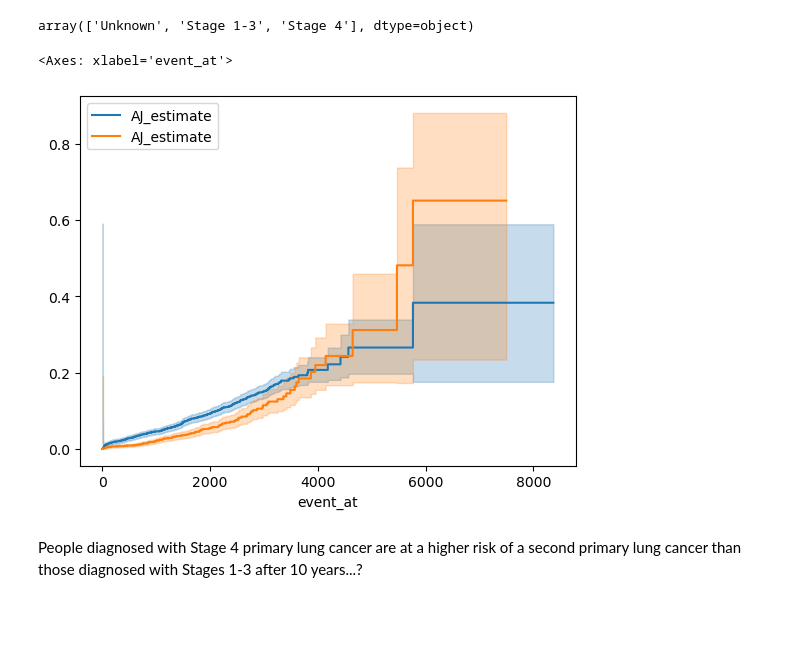
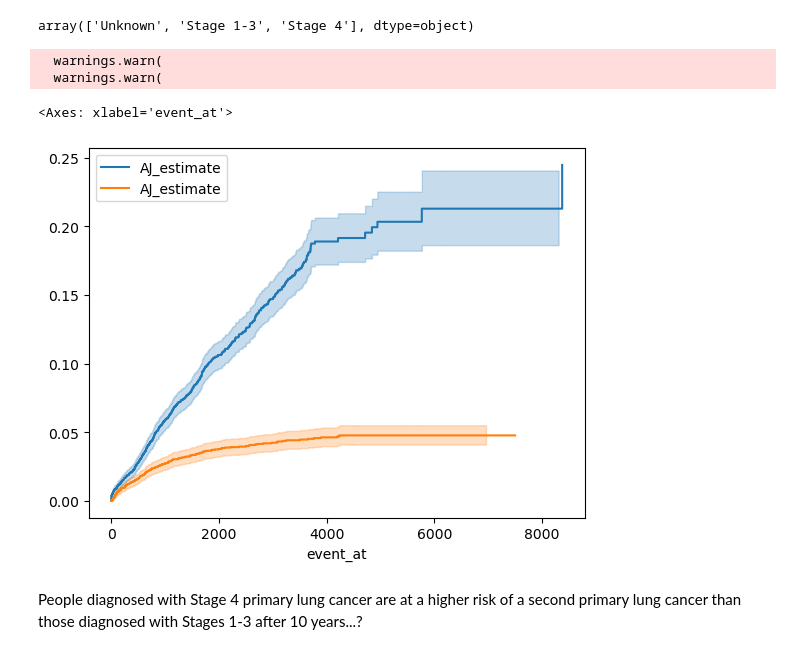
Before and after one commit to Roseille/SurvivalAnalyses, a Jupyter notebook: sample.ipynb, the cells around one changed output. Saved outputs shown, nothing was run; the diff lists cells and outputs as text; code cells hidden in the pictures; blank space fills up the shorter version.

Commit message:
Fixing event column in AJF graphs from 'Event of Interest' => 'ENDPT_SECONDCANCER_DEATH'.

```diff
--- a/sample.ipynb
+++ b/sample.ipynb
@@ -210,17 +210,19 @@ sorted_df['STAGE_HIGHEST_RECORDED'].unique()
 array(['Unknown', 'Stage 1-3', 'Stage 4'], dtype=object)
 # %%
 sorted_df_S13 = sorted_df[sorted_df['STAGE_HIGHEST_RECORDED'] == 'Stage 1-3']
-group_1 = sorted_df_S13[['DT_SECONDCANCER_DEATH', 'Event_of_interest', 'TP53', 'CURRENT_AGE_DEID', 'KRAS']]
+group_1 = sorted_df_S13[['DT_SECONDCANCER_DEATH', 'Event_of_interest', 'TP53', 'CURRENT_AGE_DEID', 'KRAS', 'ENDPT_SECONDCANCER_DEATH']]
 sorted_df_S4 = sorted_df[sorted_df['STAGE_HIGHEST_RECORDED'] == 'Stage 4']
-group_2 = sorted_df_S4[['DT_SECONDCANCER_DEATH', 'Event_of_interest', 'TP53', 'CURRENT_AGE_DEID', 'KRAS']]
-ajf.fit(group_1['DT_SECONDCANCER_DEATH'], group_1['Event_of_interest'], event_of_interest=1)
+group_2 = sorted_df_S4[['DT_SECONDCANCER_DEATH', 'Event_of_interest', 'TP53', 'CURRENT_AGE_DEID', 'KRAS', 'ENDPT_SECONDCANCER_DEATH']]
+ajf.fit(group_1['DT_SECONDCANCER_DEATH'], group_1['ENDPT_SECONDCANCER_DEATH'], event_of_interest=1)
 ajf.cumulative_density_
 ajf.plot()
-ajf.fit(group_2['DT_SECONDCANCER_DEATH'], group_2['Event_of_interest'], event_of_interest=1)
+ajf.fit(group_2['DT_SECONDCANCER_DEATH'], group_2['ENDPT_SECONDCANCER_DEATH'], event_of_interest=1)
 ajf.cumulative_density_
 ajf.plot()
 # %% [output]
-<Axes: xlabel='event_at'>
+  warnings.warn(
+  warnings.warn(
+<Axes: xlabel='event_at'>
-[figure, old version]
+[figure, new version]
 # %% [markdown]
 People diagnosed with Stage 4 primary lung cancer are at a higher risk of a second primary lung cancer than those diagnosed with Stages 1-3 after 10 years...?
```
